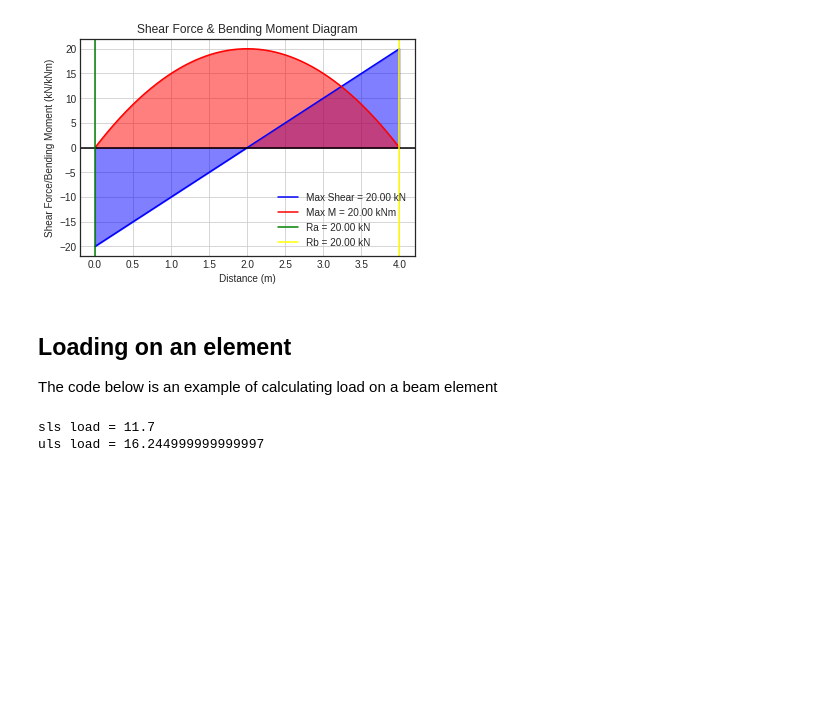
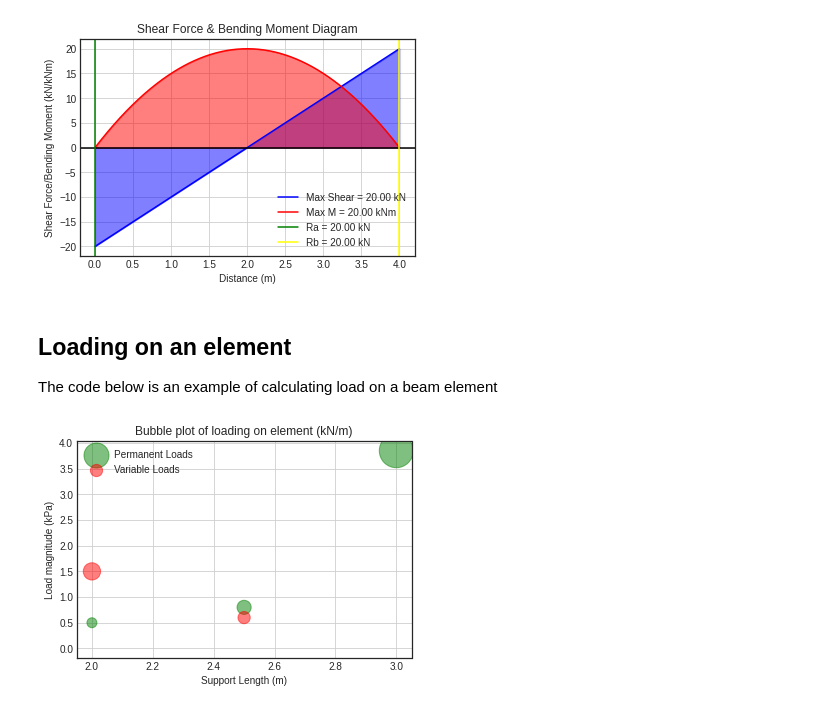
Before and after one commit to paulevalentine/Python_Development, a Jupyter notebook: beams.ipynb, the cells around one changed output. Saved outputs shown, nothing was run; the diff lists cells and outputs as text; code cells hidden in the pictures; blank space fills up the shorter version.

```diff
--- a/beams.ipynb
+++ b/beams.ipynb
@@ -16,14 +16,13 @@ The code below is an example of calculating load on a beam element
 # %%
 # calculate the loads for the building elements
 floor_perm = Load.elements(['Decking', 'Joists', 'Ceiling'])
 wall_perm = Load.elements(['Brick', 'Block', 'Plaster'])
 floor_var = Load.var_loads['Floor']
 wall_var = 0
-
+roof_perm = Load.elements(['Tiles', 'Felt', 'Battens', 'Rafters'])
+roof_var = Load.var_loads['Snow']
 # calculate the line loads
-w1 = Load([[floor_perm, floor_var, 2], [wall_perm, wall_var, 2]])
-print(f'sls load = {w1.sls_load}')
-print(f'uls load = {w1.uls_load}')
+w1 = Load([[floor_perm, floor_var, 2], [wall_perm, wall_var, 3], [roof_perm, roof_var, 2.5]])
+w1.plot_load_components()
 # %% [output]
-sls load = 11.7
-uls load = 16.244999999999997
+[figure, added]
```
Also changed, not shown: 1 other file.
